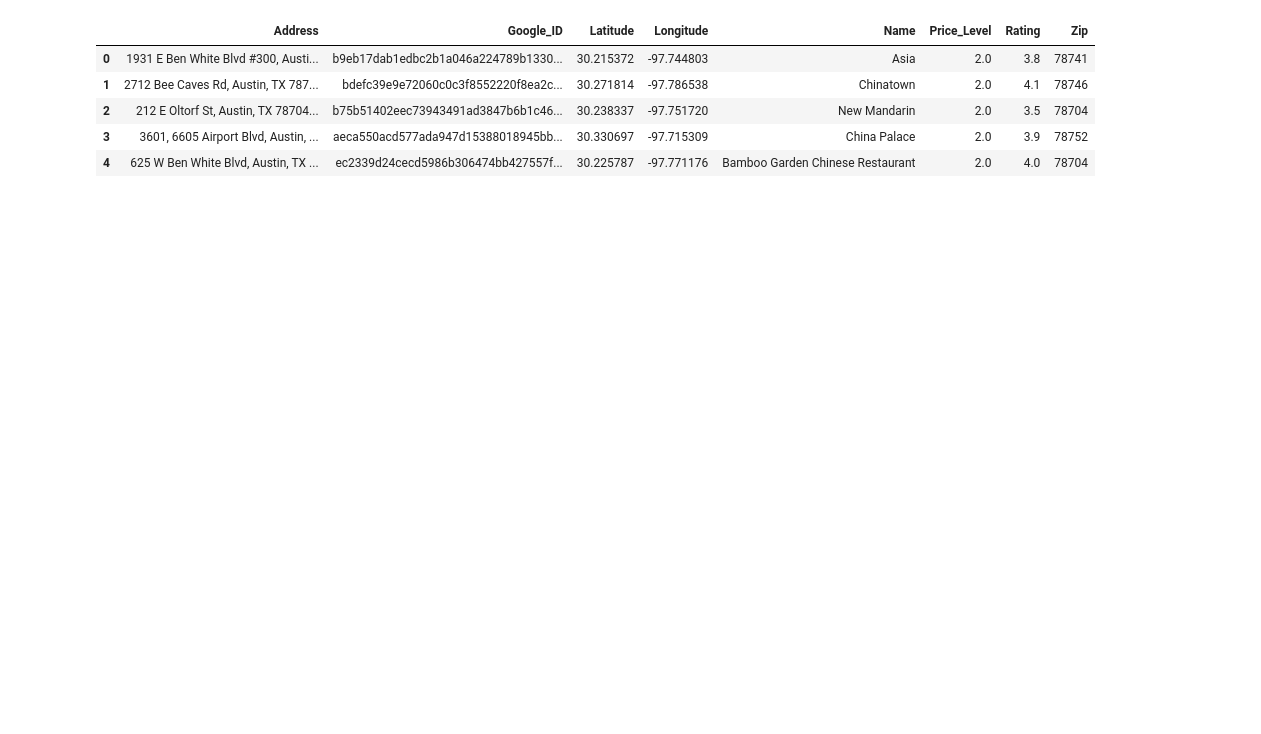
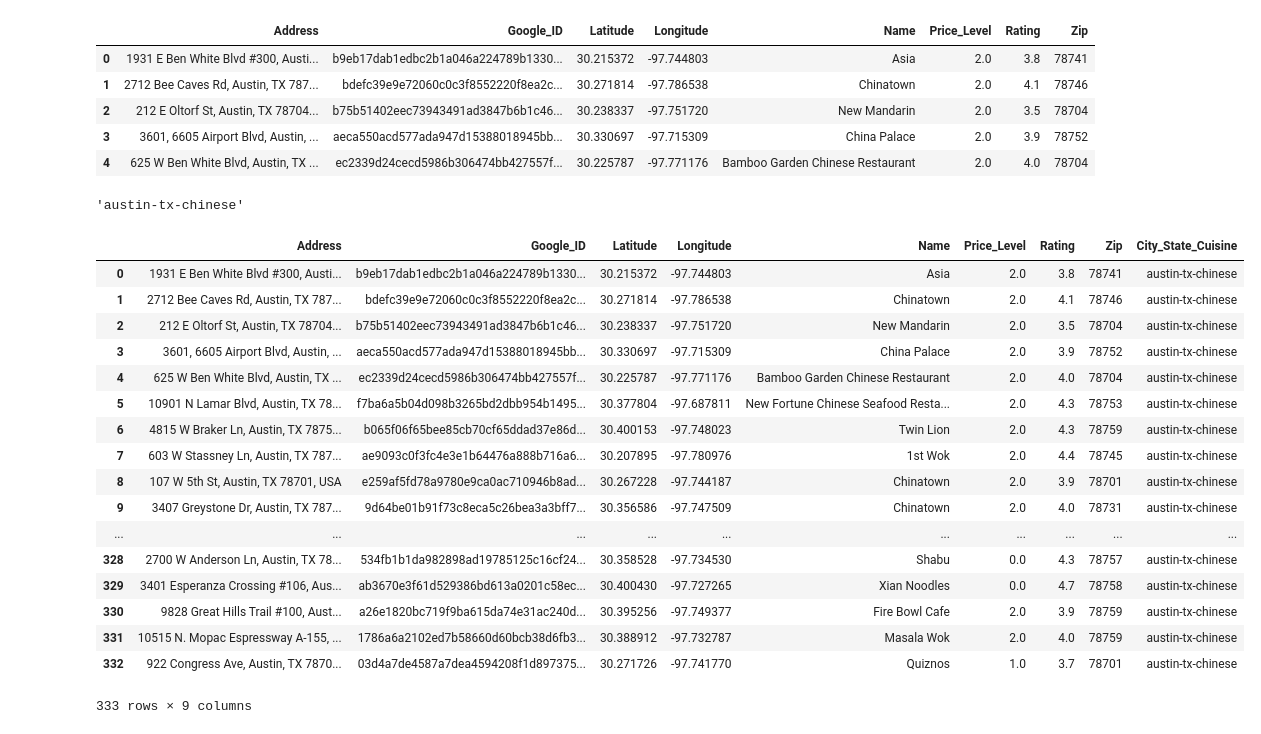
Before and after one commit to MadeleineC/TheYummyDataApp, a Jupyter notebook: database_engineering.ipynb, the cells around one changed output. Drawn from its saved outputs; the diff is of its cells as text; code cells hidden in the pictures; blank space fills up the shorter version.

```diff
--- a/database_engineering.ipynb
+++ b/database_engineering.ipynb
@@ -7,7 +7,7 @@ from sqlalchemy import Column, Integer, String, Numeric, Text, Float, ForeignKey
 from sqlalchemy.orm import sessionmaker, relationship
 # %%
 # Change Column Names of API output to not include parentheses
-file = "chineseATX.csv"
+file = "chinese_drop_duplicates_in_Austin_TX.csv"
 restaurants_df = pd.read_csv(file)
 restaurants_df = restaurants_df.rename(columns={"ID(Google)":"Google_ID", "Price_Level(Google)":"Price_Level", "Rating(Google)":"Rating"})
 restaurants_df.head()
@@ -18,6 +18,40 @@ restaurants_df.head()
 | 2 | 212 E Oltorf St, Austin, TX 78704... | b75b51402eec73943491ad3847b6b1c46... | 30.238337 | -97.751720 | New Mandarin | 2.0 | 3.5 | 78704 |
 | 3 | 3601, 6605 Airport Blvd, Austin, ... | aeca550acd577ada947d15388018945bb... | 30.330697 | -97.715309 | China Palace | 2.0 | 3.9 | 78752 |
 | 4 | 625 W Ben White Blvd, Austin, TX ... | ec2339d24cecd5986b306474bb427557f... | 30.225787 | -97.771176 | Bamboo Garden Chinese Restaurant | 2.0 | 4.0 | 78704 |
+# %%
+# Getting the city, state and cuisine from the file name so we can put it into a new column
+word_list = file.split("_")
+cuisine = word_list[0]
+city = word_list[4].lower()
+end = word_list[5]
+second_word_list = end.split(".")
+state = second_word_list[0].lower()
+new_column = city + "-" + state + "-" + cuisine
+new_column
+# %% [output]
+'austin-tx-chinese'
+# %%
+restaurants_df["City_State_Cuisine"] = new_column
+restaurants_df
+# %% [output]
+|  | Address | Google_ID | Latitude | Longitude | Name | Price_Level | Rating | Zip | City_State_Cuisine |
+| 0 | 1931 E Ben White Blvd #300, Austi... | b9eb17dab1edbc2b1a046a224789b1330... | 30.215372 | -97.744803 | Asia | 2.0 | 3.8 | 78741 | austin-tx-chinese |
+| 1 | 2712 Bee Caves Rd, Austin, TX 787... | bdefc39e9e72060c0c3f8552220f8ea2c... | 30.271814 | -97.786538 | Chinatown | 2.0 | 4.1 | 78746 | austin-tx-chinese |
+| 2 | 212 E Oltorf St, Austin, TX 78704... | b75b51402eec73943491ad3847b6b1c46... | 30.238337 | -97.751720 | New Mandarin | 2.0 | 3.5 | 78704 | austin-tx-chinese |
+| 3 | 3601, 6605 Airport Blvd, Austin, ... | aeca550acd577ada947d15388018945bb... | 30.330697 | -97.715309 | China Palace | 2.0 | 3.9 | 78752 | austin-tx-chinese |
+| 4 | 625 W Ben White Blvd, Austin, TX ... | ec2339d24cecd5986b306474bb427557f... | 30.225787 | -97.771176 | Bamboo Garden Chinese Restaurant | 2.0 | 4.0 | 78704 | austin-tx-chinese |
+| 5 | 10901 N Lamar Blvd, Austin, TX 78... | f7ba6a5b04d098b3265bd2dbb954b1495... | 30.377804 | -97.687811 | New Fortune Chinese Seafood Resta... | 2.0 | 4.3 | 78753 | austin-tx-chinese |
+| 6 | 4815 W Braker Ln, Austin, TX 7875... | b065f06f65bee85cb70cf65ddad37e86d... | 30.400153 | -97.748023 | Twin Lion | 2.0 | 4.3 | 78759 | austin-tx-chinese |
+| 7 | 603 W Stassney Ln, Austin, TX 787... | ae9093c0f3fc4e3e1b64476a888b716a6... | 30.207895 | -97.780976 | 1st Wok | 2.0 | 4.4 | 78745 | austin-tx-chinese |
+| 8 | 107 W 5th St, Austin, TX 78701, USA | e259af5fd78a9780e9ca0ac710946b8ad... | 30.267228 | -97.744187 | Chinatown | 2.0 | 3.9 | 78701 | austin-tx-chinese |
+| 9 | 3407 Greystone Dr, Austin, TX 787... | 9d64be01b91f73c8eca5c26bea3a3bff7... | 30.356586 | -97.747509 | Chinatown | 2.0 | 4.0 | 78731 | austin-tx-chinese |
+| ... | ... | ... | ... | ... | ... | ... | ... | ... | ... |
+| 328 | 2700 W Anderson Ln, Austin, TX 78... | 534fb1b1da982898ad19785125c16cf24... | 30.358528 | -97.734530 | Shabu | 0.0 | 4.3 | 78757 | austin-tx-chinese |
+| 329 | 3401 Esperanza Crossing #106, Aus... | ab3670e3f61d529386bd613a0201c58ec... | 30.400430 | -97.727265 | Xian Noodles | 0.0 | 4.7 | 78758 | austin-tx-chinese |
+| 330 | 9828 Great Hills Trail #100, Aust... | a26e1820bc719f9ba615da74e31ac240d... | 30.395256 | -97.749377 | Fire Bowl Cafe | 2.0 | 3.9 | 78759 | austin-tx-chinese |
+| 331 | 10515 N. Mopac Espressway A-155, ... | 1786a6a2102ed7b58660d60bcb38d6fb3... | 30.388912 | -97.732787 | Masala Wok | 2.0 | 4.0 | 78759 | austin-tx-chinese |
+| 332 | 922 Congress Ave, Austin, TX 7870... | 03d4a7de4587a7dea4594208f1d897375... | 30.271726 | -97.741770 | Quiznos | 1.0 | 3.7 | 78701 | austin-tx-chinese |
+333 rows × 9 columns
 # %%
 # Output Cleaned CSV
 restaurants_df.to_csv("cleaned"+file)
```
Also changed, not shown: parts of 2 cells of this notebook, 5 other files.
